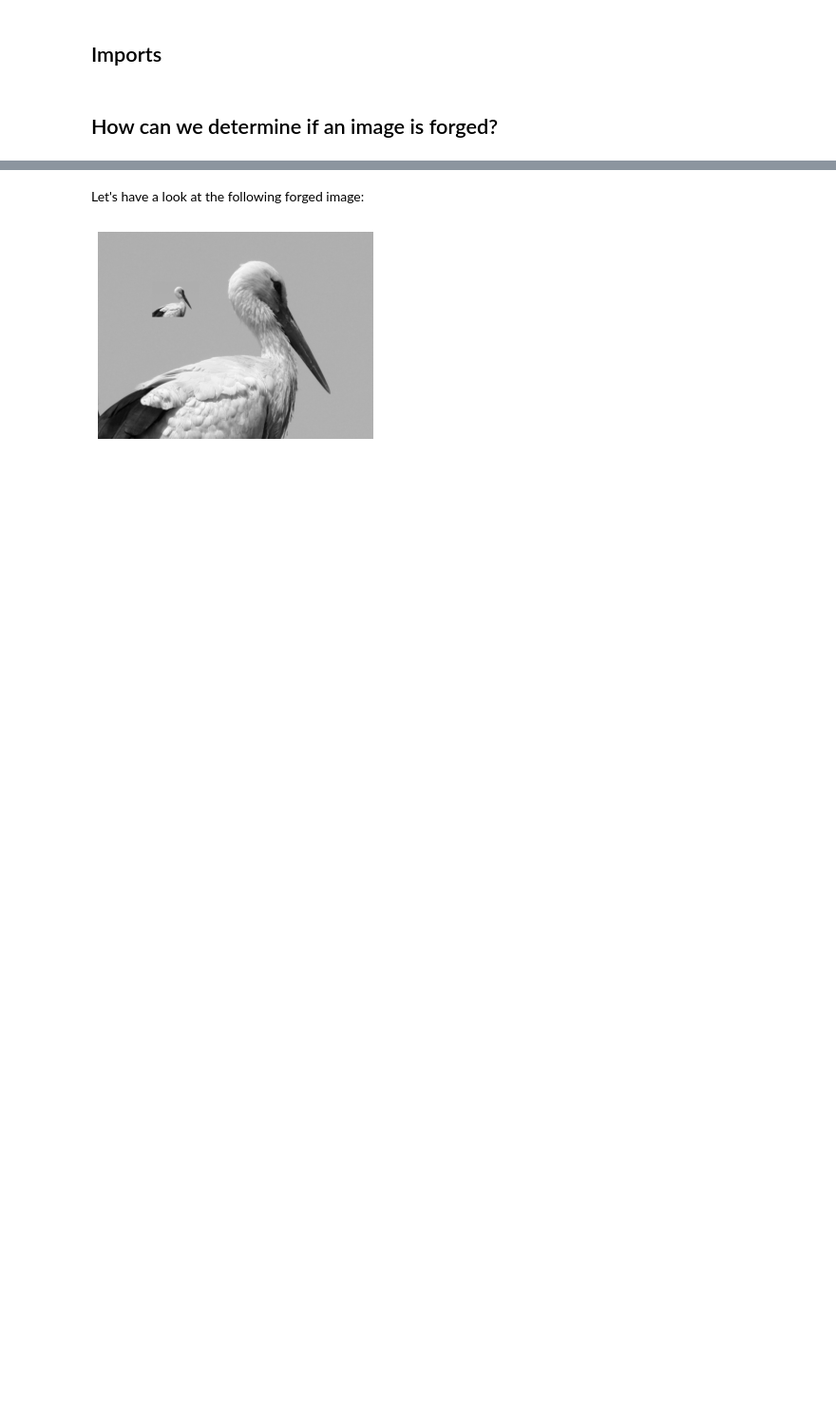
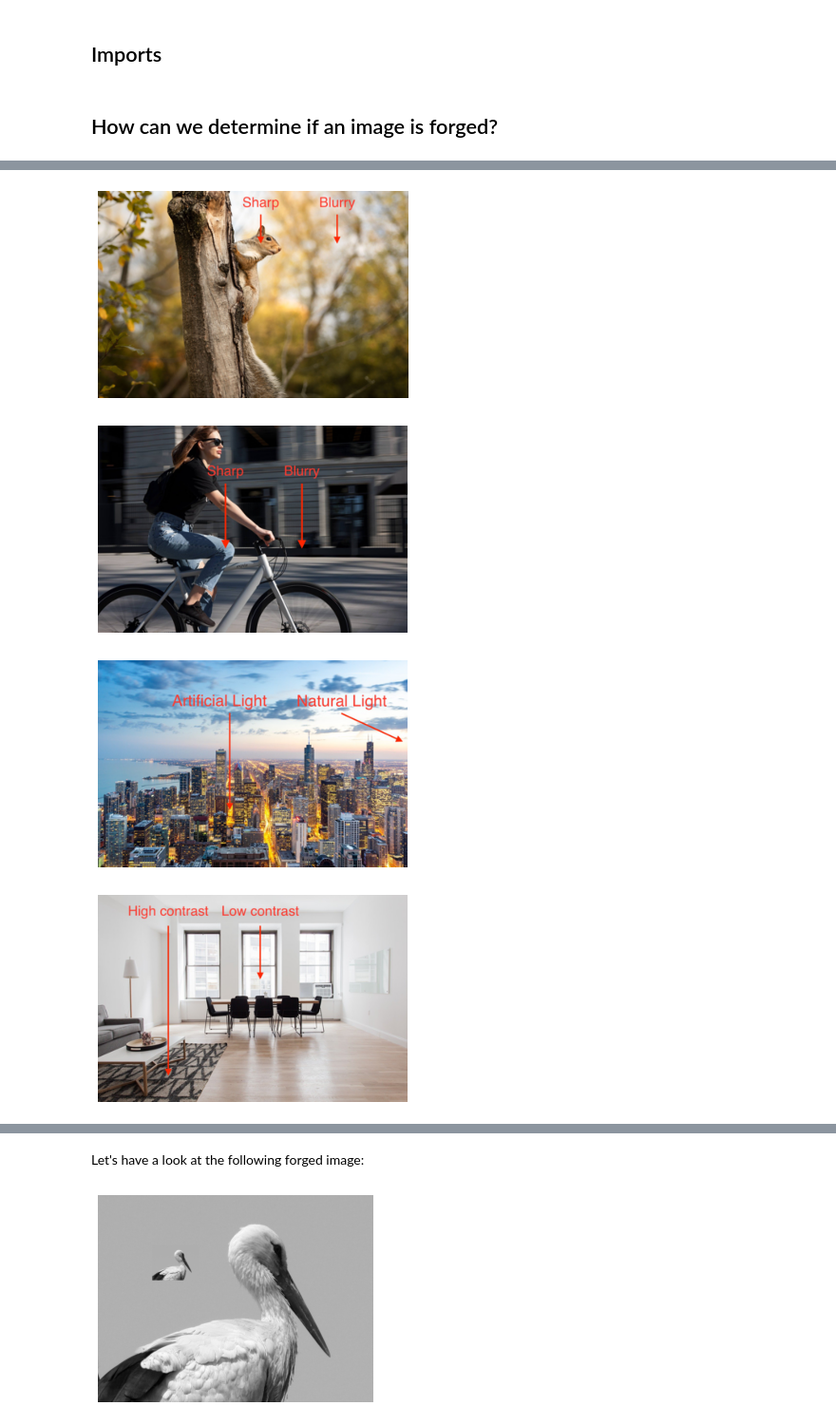
Before and after one commit to nissmar/ForgeryDetection, a Jupyter notebook: rendu_nissim.ipynb, the cells around one changed output, grey strips where cells are left out. Shown at 95% size. Cells and saved outputs as stored; diff of their text form; code cells hidden in the pictures; blank space fills up the shorter version.

```diff
--- a/rendu_nissim.ipynb
+++ b/rendu_nissim.ipynb
@@ -24 +26,9 @@ One can be tempted to leverage the local parameters of an image (value, contrast
+# %%
+for f in ["example_images/sq_an.jpg", "example_images/bike_an.jpg", "example_images/chic_an.jpg", "example_images/int_an.jpg"]:
+    im = Image.open(f); im.thumbnail((400,400)); plt.imshow(im);  plt.axis('off');plt.show()
+# %% [output]
+[figure, added]
+[figure, added]
+[figure, added]
+[figure, added]
 # %% [markdown]
```
Also changed, not shown: parts of 34 cells of this notebook, 4 other files.
